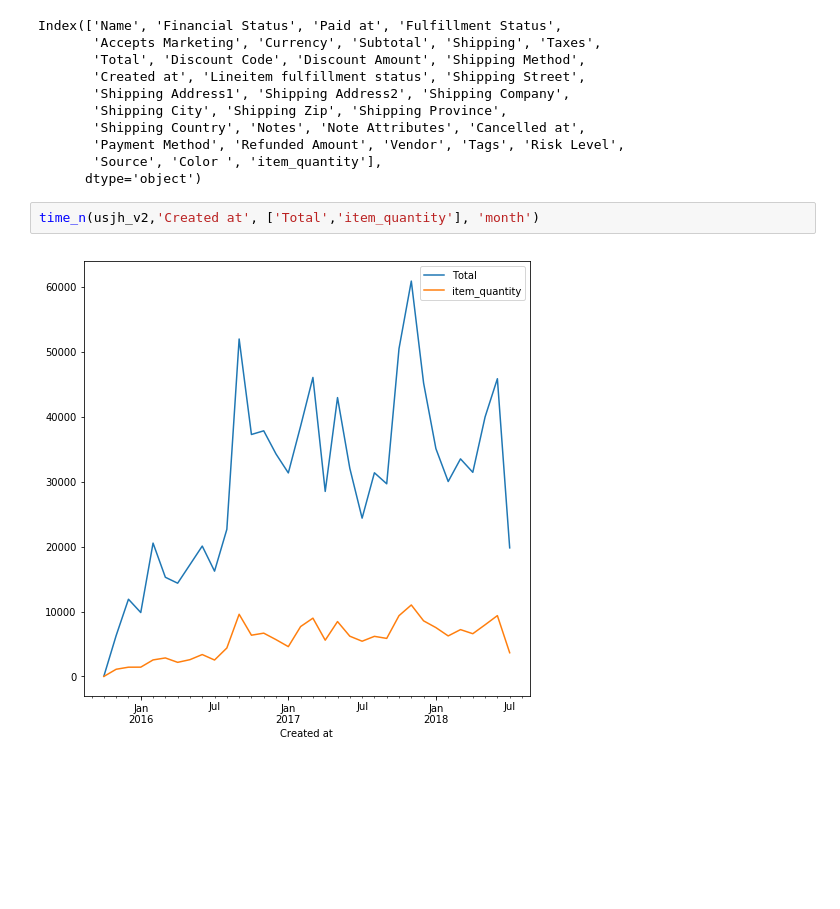
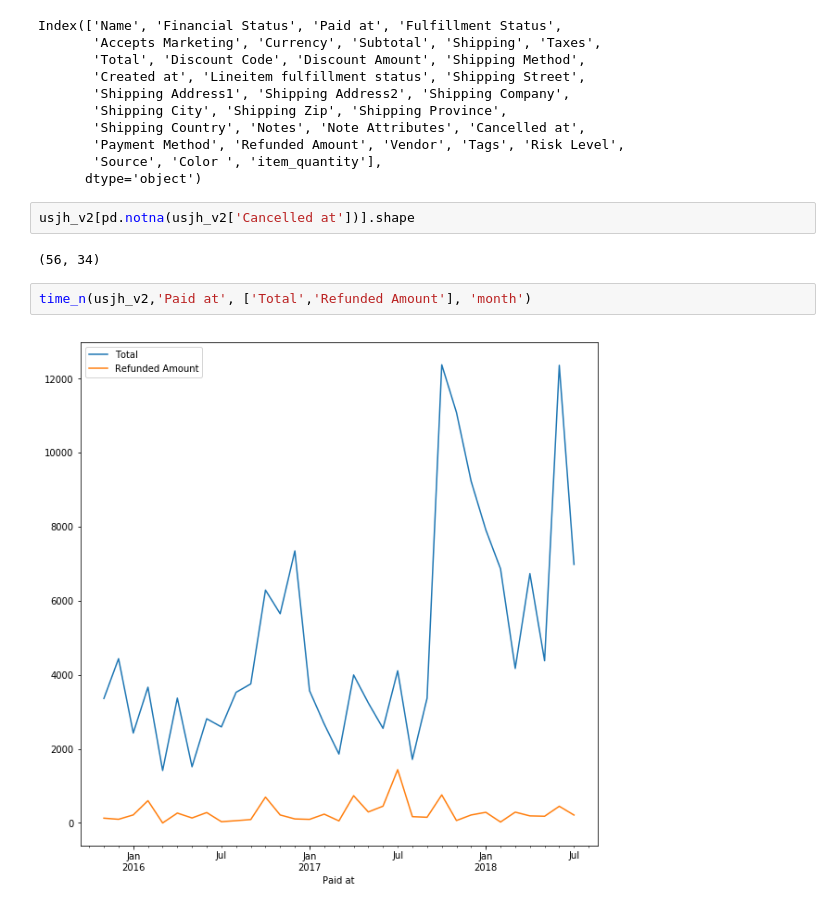
Before and after one commit to lksfr/NOSO, a Jupyter notebook: Jialan_Zhu/NOSO_EDA_USJH&UNO.ipynb, the cells around one changed output. Cells and saved outputs as stored; diff of their text form; blank space fills up the shorter version.

```diff
--- a/Jialan_Zhu/NOSO_EDA_USJH&UNO.ipynb
+++ b/Jialan_Zhu/NOSO_EDA_USJH&UNO.ipynb
@@ -754,7 +784,11 @@ Index(['Name', 'Financial Status', 'Paid at', 'Fulfillment Status',
        'Payment Method', 'Refunded Amount', 'Vendor', 'Tags', 'Risk Level',
        'Source', 'Color ', 'item_quantity'],
       dtype='object')
+# %%
+usjh_v2[pd.notna(usjh_v2['Cancelled at'])].shape
+# %% [output]
+(56, 34)
 # %%
-time_n(usjh_v2,'Created at', ['Total','item_quantity'], 'month')
+time_n(usjh_v2,'Paid at', ['Total','Refunded Amount'], 'month')
 # %% [output]
-[figure, old version]
+[figure, new version]
```
Also changed, not shown: parts of 31 cells of this notebook, 3 other files.
